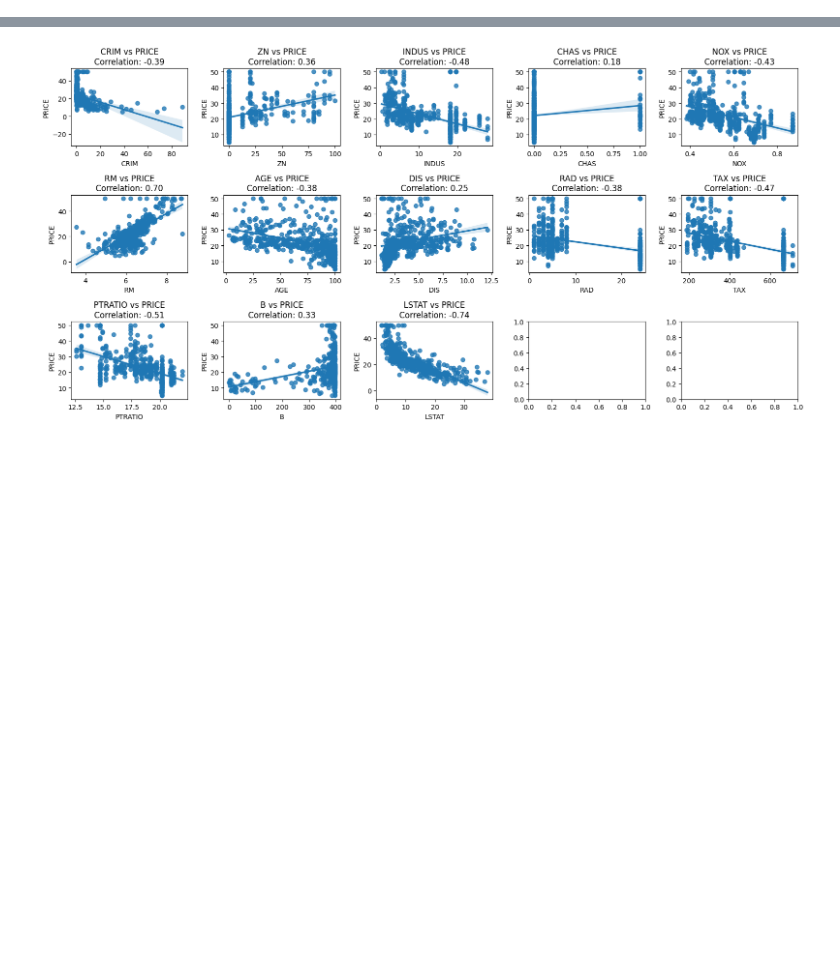
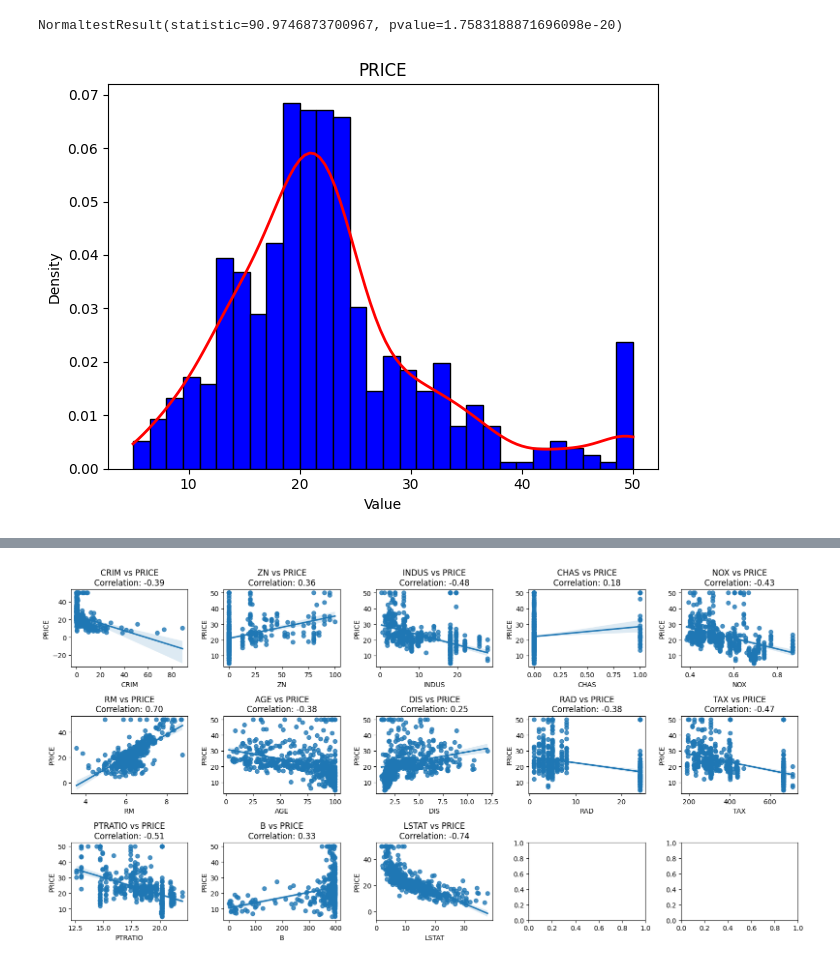
Before and after one commit to Jeong97/ML_Guide_ATS, a Jupyter notebook: Practice/regreesion.ipynb, the cells around one changed output, grey strips where cells are left out. Saved outputs shown, nothing was run; the diff lists cells and outputs as text; code cells hidden in the pictures; blank space fills up the shorter version.

```diff
--- a/Practice/regreesion_pca.ipynb
+++ b/Practice/regreesion.ipynb
@@ -35,0 +75,28 @@ Boston 데이타셋 크기 : (506, 14)
+# %%
+from scipy.stats import normaltest
+
+bostonDF.columns
+# p_values = []
+# for col in bostonDF.columns:
+#     stat, p_value = normaltest(bostonDF[col])
+#     print(p_value)
+
+normaltest(bostonDF["PRICE"])
+# %% [output]
+NormaltestResult(statistic=90.9746873700967, pvalue=1.7583188871696098e-20)
+# %%
+# Check Normality of Targe Value
+
+import scipy.stats as stats
+
+fig, axs = plt.subplots()
+axs.hist(bostonDF["PRICE"], bins=30, color='blue', edgecolor='black', density=True)
+kde = stats.gaussian_kde(bostonDF["PRICE"])
+x_vals = np.linspace(bostonDF["PRICE"].min(), bostonDF["PRICE"].max(), 100)
+axs.plot(x_vals, kde(x_vals), color='red', lw=2)
+axs.set_title('PRICE')
+axs.set_xlabel('Value')
+axs.set_ylabel('Density')
+plt.tight_layout()
+# %% [output]
+[figure, added]
```
Also changed, not shown: parts of 10 cells of this notebook, 6 other files.
